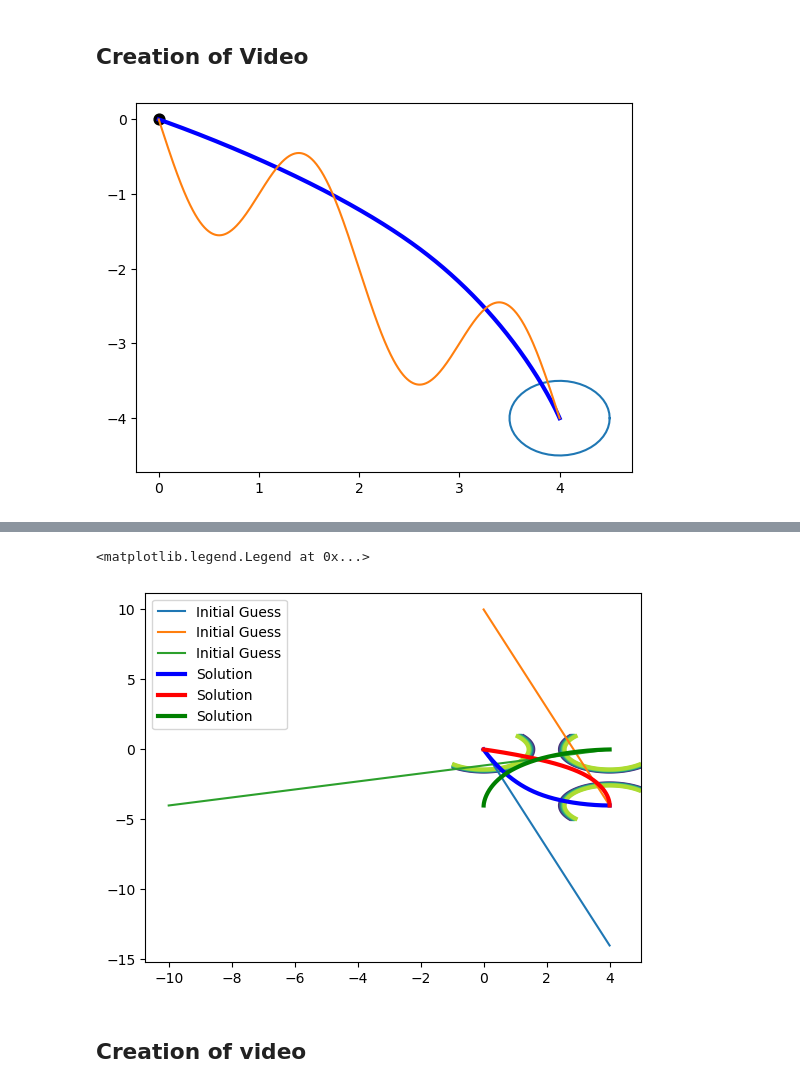
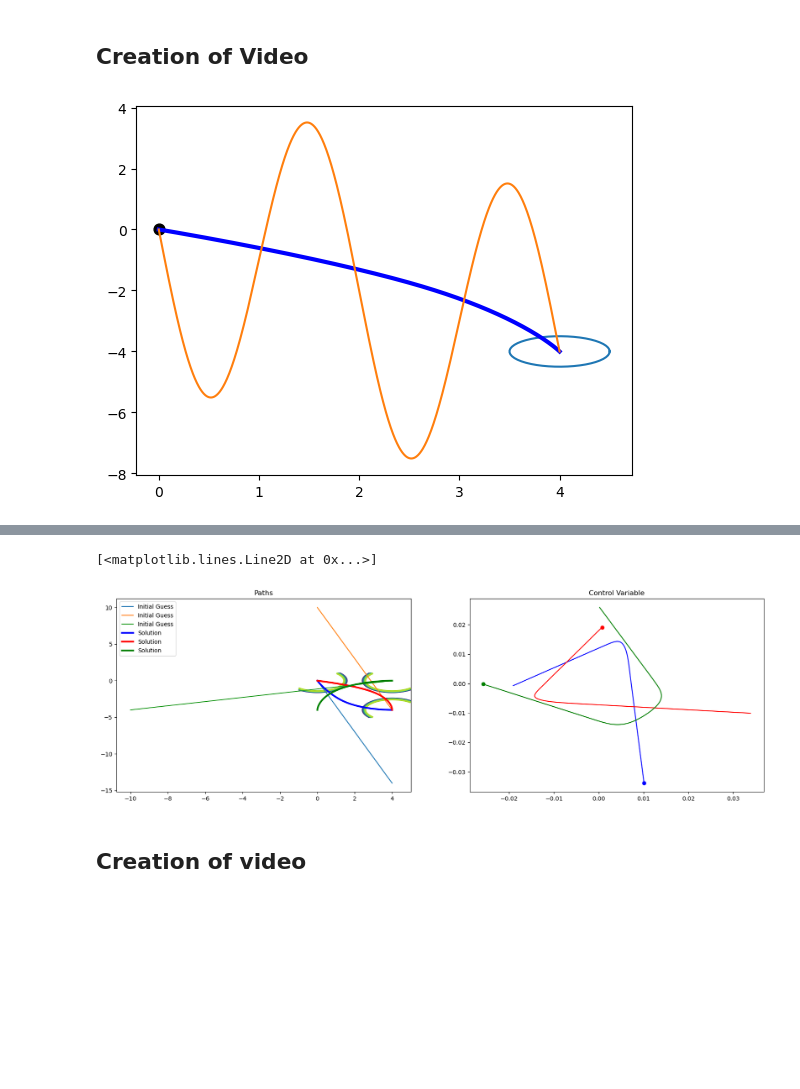
Before and after one commit to brownthesr/Optimal_Paths, a Jupyter notebook: optimal_avoidance.ipynb, the cells around one changed output, grey strips where cells are left out. Cells and saved outputs as stored; diff of their text form; code cells hidden in the pictures; blank space fills up the shorter version.

```diff
--- a/optimal_avoidance.ipynb
+++ b/optimal_avoidance.ipynb
@@ -146,7 +146,7 @@ def c_f(t):
     """
     Path of Object we need to avoid
     """
-    return (4-t,t-4+1*np.sin(np.pi*t))
+    return (4-t,t-4+5*np.sin(np.pi*t))
 def func(t, vars):
     """
     Defines what to return as the derivative
@@ -172,7 +172,7 @@ def bc(ya,yb):
     ])
 
 # Define how to weight the obstacles
-W1 = 100
+W1 = 800
 # Define how to weight the energy consumption
 W2 = .001
 # Define the radius and starting location of object
@@ -186,6 +186,9 @@ t_steps=1000
 x  = np.linspace(-1,5,t_steps)
 y  = np.linspace(1,-5,t_steps)
 X,Y = np.meshgrid(x,y)
+
+plt.figure(figsize=(20,5))
+plt.subplot(121)
 plt.contour(X, Y, obstacle(X, Y, W1, r, c), linewidths=3)
 
 # Define the initial guess for our trajectory
@@ -203,5 +206,12 @@ sol = solve_bvp(func, bc, t, y0, max_nodes=30_000)
 plt.plot(c_f(t)[0],c_f(t)[1], label="Path of object")
 # Plot the solution
 plt.plot(sol.sol(t)[0],sol.sol(t)[1], color="b", linewidth=3, label="Solution")
+plt.title("Paths")
 plt.legend()
+
+# Plot the proportional control
+plt.subplot(122)
+plt.scatter(sol.sol(t)[6][0],sol.sol(t)[7][0])
+plt.plot(sol.sol(t)[6],sol.sol(t)[7])
+plt.title("Control Variables")
 # %% [output]
@@ -230,7 +240,7 @@ frames = np.arange(len(t))
 ani = FuncAnimation(fig, update, frames=frames, interval = 20)
 ani.save("single_object.mp4", writer="ffmpeg", fps=100, bitrate=1800, dpi=100)
 # %% [output]
-[figure, old version]
+[figure, new version]
 # %% [markdown]
 # Derivation of Multiple Controllable Objects
 In contrast to before, assuming we have n controllable objects, we will have to keep track of n states. If we just add them to the E-L we get the following equations
@@ -327,36 +337,50 @@ t_steps=1000
 x  = np.linspace(-1,5,t_steps)
 y  = np.linspace(1,-5,t_steps)
 X,Y = np.meshgrid(x,y)
+
+plt.figure(figsize=(20,6))
+plt.subplot(121)
+
 plt.contour(X, Y, obstacle(X, Y, W1, r, (4,-4)), linewidths=3)
 plt.contour(X, Y, obstacle(X, Y, W1, r, (0,0)), linewidths=3)
 plt.contour(X, Y, obstacle(X, Y, W1, r, (4,0)), linewidths=3)
 
 # Define the initial guess for our trajectory
 y0 = np.ones((24, t_steps))
 t = np.linspace(0, 4, t_steps)
 y0[0,:] = t
 y0[1,:] = -3.5*t
 y0[3,:] = -1*np.ones(t_steps)
 y0[8,:] = 4-t
 y0[9,:] = -4+t*3.5
 y0[10,:] = -1*np.ones(t_steps)
 y0[16,:] = 4-t*3.5
 y0[17,:] = -t
 y0[19,:] = -1*np.ones(t_steps)
 plt.plot(y0[0,:],y0[1,:],label="Initial Guess")
 plt.plot(y0[8,:],y0[9,:],label="Initial Guess")
 plt.plot(y0[16,:],y0[17,:],label="Initial Guess")
 
 # Solve the system
 sol = solve_bvp(func, bc, t, y0, max_nodes=30_000)
 # Plot the solution
 plt.plot(sol.sol(t)[0],sol.sol(t)[1], color="b", linewidth=3, label="Solution")
 plt.plot(sol.sol(t)[8],sol.sol(t)[9], color="r", linewidth=3, label="Solution")
 plt.plot(sol.sol(t)[16],sol.sol(t)[17], color="g", linewidth=3, label="Solution")
 plt.legend()
+plt.title("Paths")
+plt.subplot(122)
+
+plt.title("Control Variable")
+plt.scatter(sol.sol(t)[6][0],sol.sol(t)[7][0], color="b")
+plt.plot(sol.sol(t)[6],sol.sol(t)[7], color="b")
+plt.scatter(sol.sol(t)[14][0],sol.sol(t)[15][0], color="r")
+plt.plot(sol.sol(t)[14],sol.sol(t)[15], color="r")
+plt.scatter(sol.sol(t)[22][0],sol.sol(t)[23][0], color="g")
+plt.plot(sol.sol(t)[22],sol.sol(t)[23], color="g")
 # %% [output]
-<matplotlib.legend.Legend at 0x...>
+[<matplotlib.lines.Line2D at 0x...>]
-[figure, old version]
+[figure, new version]
 # %% [markdown]
 ## Creation of video
 # %%
```
Also changed, not shown: parts of 2 cells of this notebook, 3 other files.
